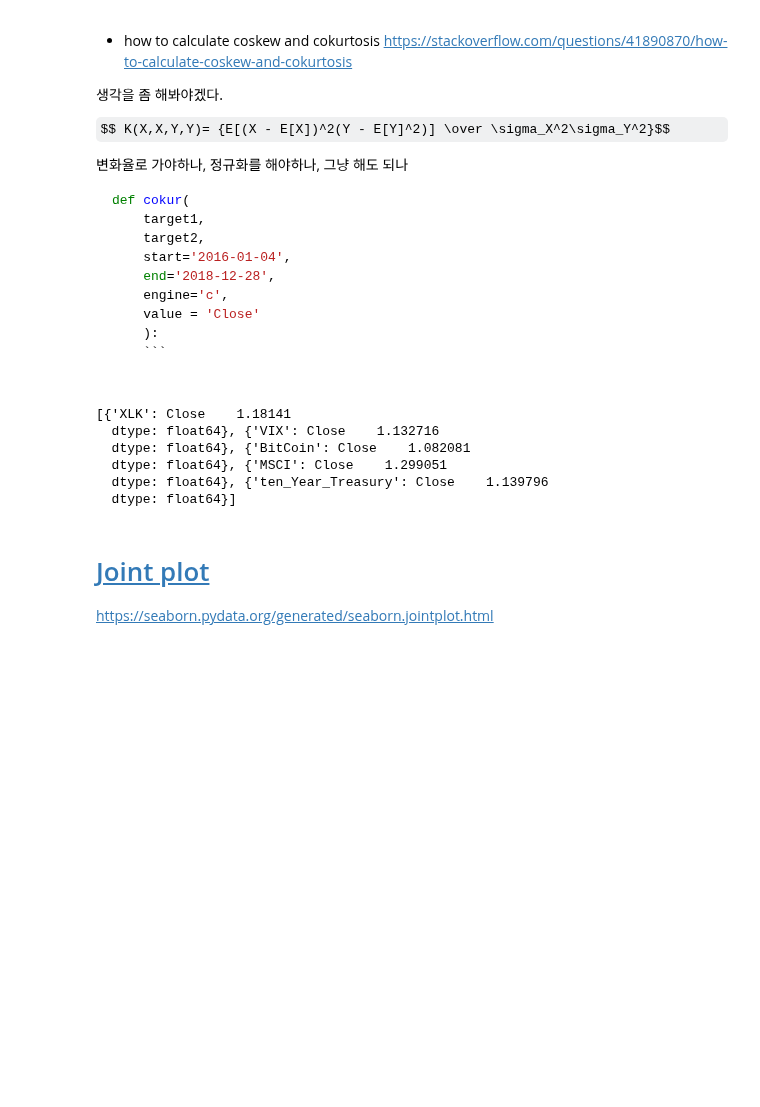
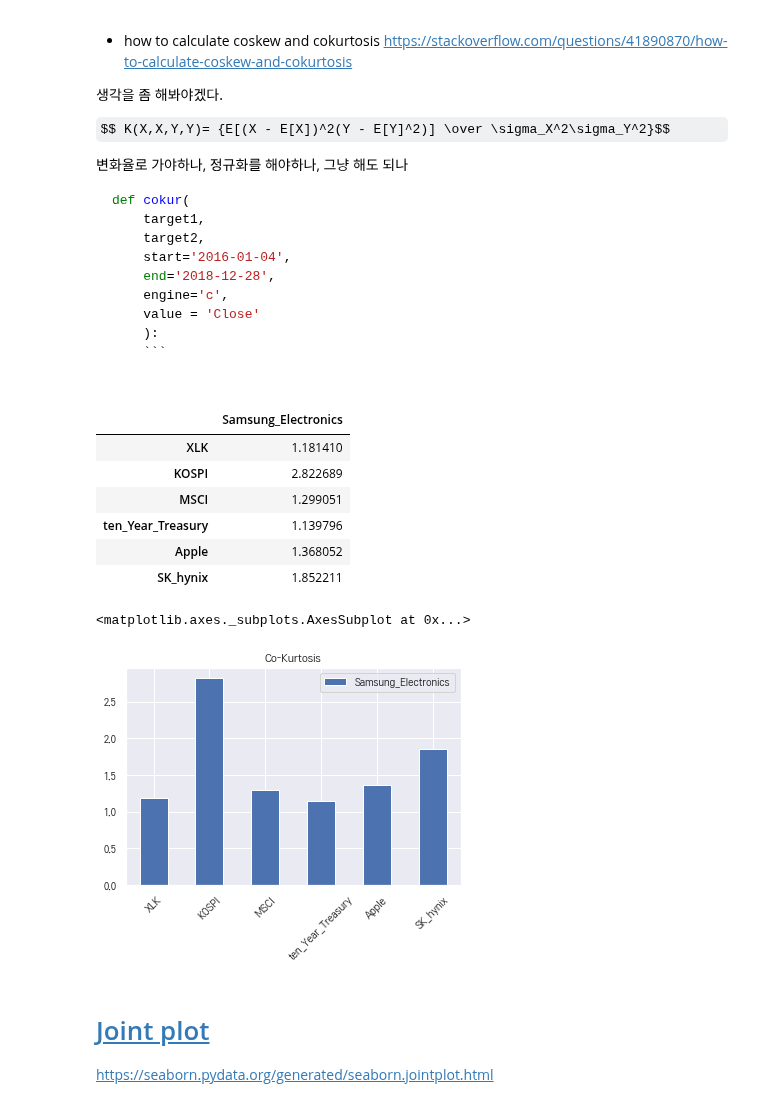
Before and after one commit to kooBH/FinanceServer, a Jupyter notebook: Doc.ipynb, the cells around one changed output. Cells and saved outputs as stored; diff of their text form; code cells hidden in the pictures; some formulas as TeX source; blank space fills up the shorter version.

Commit message:
co kurtosis

````diff
--- a/Doc.ipynb
+++ b/Doc.ipynb
@@ -149,18 +149,23 @@ def cokur(
     value = 'Close'
     ):
     ```
-# %%
-cokurs=[]
-for stans in stan_US:
-    cokurs.append( {stans:an.cokur('Samsung_Electronics',stans)})
-display(cokurs)
-# %% [output]
-[{'XLK': Close    1.18141
-  dtype: float64}, {'VIX': Close    1.132716
-  dtype: float64}, {'BitCoin': Close    1.082081
-  dtype: float64}, {'MSCI': Close    1.299051
-  dtype: float64}, {'ten_Year_Treasury': Close    1.139796
-  dtype: float64}]
+# %%
+df_cokur = pd.DataFrame(columns=['Samsung_Electronics'])
+for stans in stan_US:
+    tmp = an.cokur('Samsung_Electronics',stans)
+    df_cokur.loc[stans] = [tmp['Close']]
+display(df_cokur)
+df_cokur.plot(kind='bar',rot=45,title='Co-Kurtosis')
+# %% [output]
+|  | Samsung_Electronics |
+| XLK | 1.181410 |
+| KOSPI | 2.822689 |
+| MSCI | 1.299051 |
+| ten_Year_Treasury | 1.139796 |
+| Apple | 1.368052 |
+| SK_hynix | 1.852211 |
+<matplotlib.axes._subplots.AxesSubplot at 0x...>
+[figure, added]
 # %% [markdown]
 # [Joint plot](#INDEX)<a name="joint"></a>
 https://seaborn.pydata.org/generated/seaborn.jointplot.html
````
